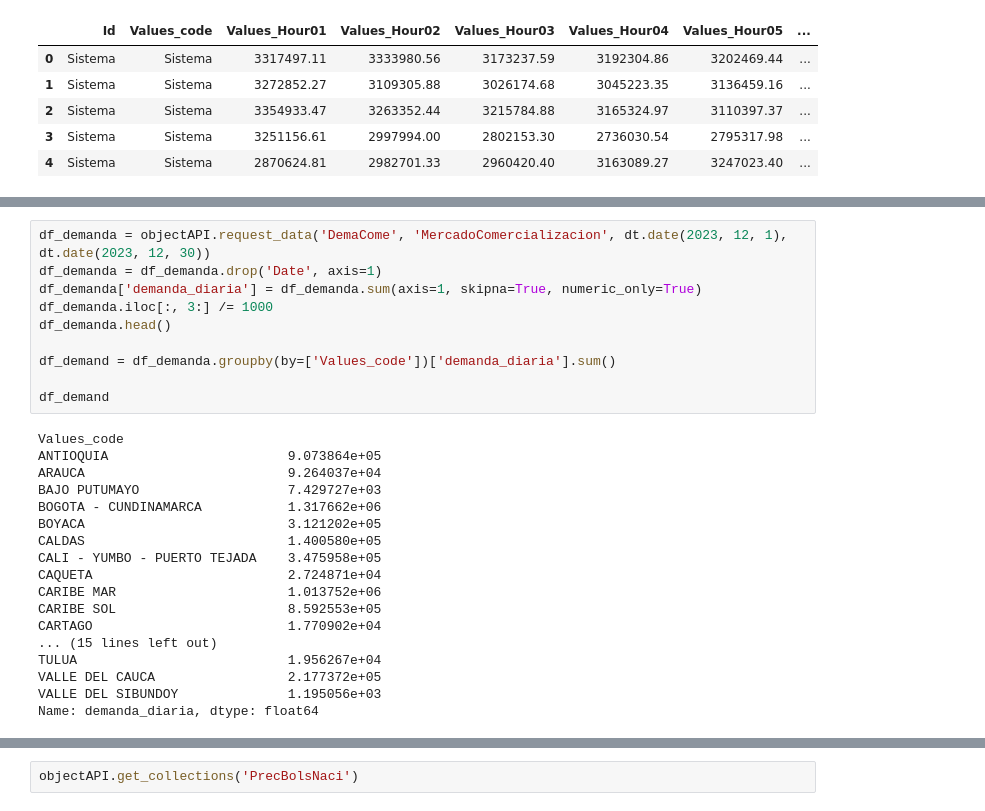
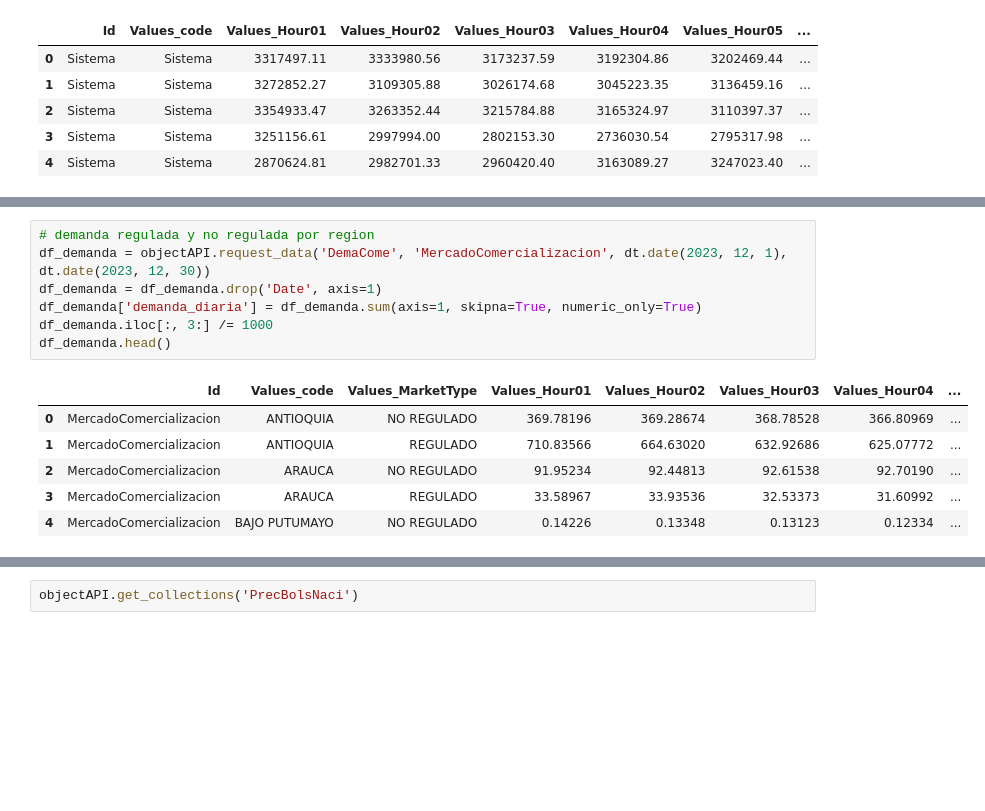
Before and after one commit to jebernatec/colombia-energy-market, a Jupyter notebook: energia_colombia.ipynb, the cells around one changed output, grey strips where cells are left out. Drawn from its saved outputs; the diff is of its cells as text; blank space fills up the shorter version.

```diff
--- a/energia_colombia.ipynb
+++ b/energia_colombia.ipynb
@@ -509,31 +509,17 @@ objectAPI.get_collections('DemaCome') # Revisar los cruces disponibles para dema
 | 11 | DemaCome | Demanda Comercial por Agente | Agente | 31 | HourlyEntities | http://servapibi.xm.com.co/hourly | Codigo Comercializador | kWh | Considera la demanda propia de ca... |
 | 83 | DemaCome | Demanda Comercial por MercadoCome... | MercadoComercializacion | 31 | HourlyEntities | http://servapibi.xm.com.co/hourly | No aplica | kWh | Considera la demanda propia de ca... |
 # %%
+# demanda regulada y no regulada por region
 df_demanda = objectAPI.request_data('DemaCome', 'MercadoComercializacion', dt.date(2023, 12, 1), dt.date(2023, 12, 30))
 df_demanda = df_demanda.drop('Date', axis=1)
 df_demanda['demanda_diaria'] = df_demanda.sum(axis=1, skipna=True, numeric_only=True)
 df_demanda.iloc[:, 3:] /= 1000
 df_demanda.head()
-
-df_demand = df_demanda.groupby(by=['Values_code'])['demanda_diaria'].sum()
-
-df_demand
 # %% [output]
-Values_code
-ANTIOQUIA                       9.073864e+05
-ARAUCA                          9.264037e+04
-BAJO PUTUMAYO                   7.429727e+03
-BOGOTA - CUNDINAMARCA           1.317662e+06
-BOYACA                          3.121202e+05
-CALDAS                          1.400580e+05
-CALI - YUMBO - PUERTO TEJADA    3.475958e+05
-CAQUETA                         2.724871e+04
-CARIBE MAR                      1.013752e+06
-CARIBE SOL                      8.592553e+05
-CARTAGO                         1.770902e+04
-... (15 lines left out)
-TULUA                           1.956267e+04
-VALLE DEL CAUCA                 2.177372e+05
-VALLE DEL SIBUNDOY              1.195056e+03
-Name: demanda_diaria, dtype: float64
+|  | Id | Values_code | Values_MarketType | Values_Hour01 | Values_Hour02 | Values_Hour03 | Values_Hour04 | ... |
+| 0 | MercadoComercializacion | ANTIOQUIA | NO REGULADO | 369.78196 | 369.28674 | 368.78528 | 366.80969 | ... |
+| 1 | MercadoComercializacion | ANTIOQUIA | REGULADO | 710.83566 | 664.63020 | 632.92686 | 625.07772 | ... |
+| 2 | MercadoComercializacion | ARAUCA | NO REGULADO | 91.95234 | 92.44813 | 92.61538 | 92.70190 | ... |
+| 3 | MercadoComercializacion | ARAUCA | REGULADO | 33.58967 | 33.93536 | 32.53373 | 31.60992 | ... |
+| 4 | MercadoComercializacion | BAJO PUTUMAYO | NO REGULADO | 0.14226 | 0.13348 | 0.13123 | 0.12334 | ... |
 # %%
```
Also changed, not shown: parts of 5 cells of this notebook.
